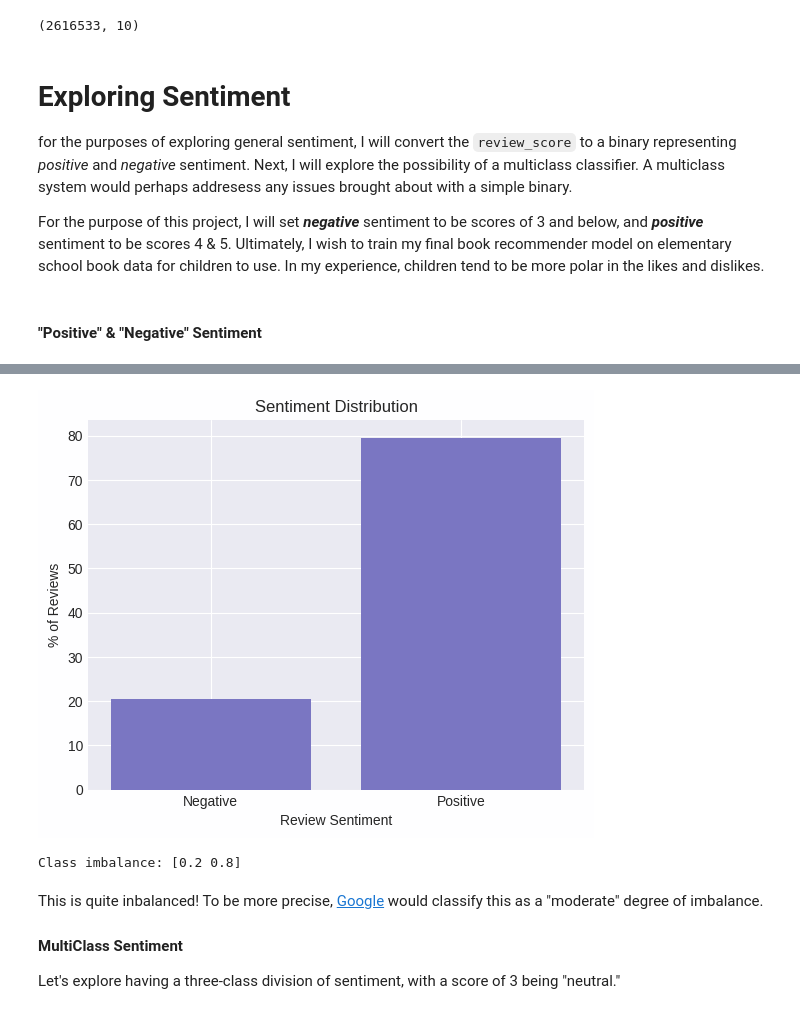
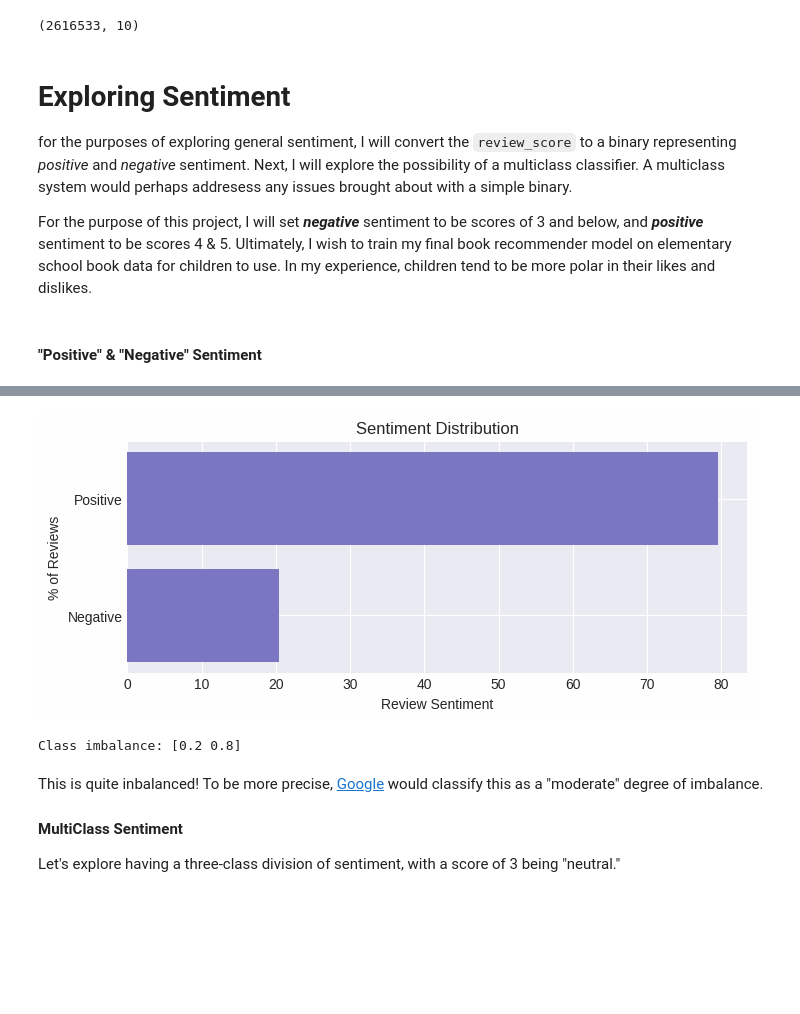
Before and after one commit to sruiz1896/book_rating_predictor, a Jupyter notebook: Notebooks/Text_Data_Analysis.ipynb, the cells around one changed output, grey strips where cells are left out. Cells and saved outputs as stored; diff of their text form; code cells hidden in the pictures; blank space fills up the shorter version.

```diff
--- a/Notebooks/Text_Data_Analysis.ipynb
+++ b/Notebooks/Text_Data_Analysis.ipynb
@@ -64,7 +89,7 @@ data.shape
 # Exploring Sentiment
 for the purposes of exploring general sentiment, I will convert the `review_score` to a binary representing *positive* and *negative* sentiment. Next, I will explore the possibility of a multiclass classifier. A multiclass system would perhaps addresess any issues brought about with a simple binary.
 
-For the purpose of this project, I will set ***negative*** sentiment to be scores of 3 and below, and ***positive*** sentiment to be scores 4 & 5. Ultimately, I wish to train my final book recommender model on elementary school book data for children to use. In my experience, children tend to be more polar in the likes and dislikes.
+For the purpose of this project, I will set ***negative*** sentiment to be scores of 3 and below, and ***positive*** sentiment to be scores 4 & 5. Ultimately, I wish to train my final book recommender model on elementary school book data for children to use. In my experience, children tend to be more polar in their likes and dislikes.
 # %% [markdown]
 #### "Positive" & "Negative" Sentiment
 # %%
@@ -91,17 +116,17 @@ pos_neg_df.head()
 # %%
 values, counts = np.unique(pos_neg_df['sentiment'], return_counts=True)
 normalized_counts = counts/counts.sum()
 
-plt.figure()
+plt.figure(figsize=(8, 3))
 plt.title("Sentiment Distribution")
-plt.bar(["Negative", "Positive"], normalized_counts*100) # plot normalized counts
+plt.barh(["Negative", "Positive"], normalized_counts*100) # plot normalized counts
 plt.xlabel('Review Sentiment')
 plt.ylabel('% of Reviews')
 plt.show()
 
 print(f"Class imbalance: {np.round(normalized_counts, 2)}")
 # %% [output]
-[figure, old version]
+[figure, new version]
 Class imbalance: [0.2 0.8]
 # %% [markdown]
 This is quite inbalanced! To be more precise, [Google](https://developers.google.com/machine-learning/data-prep/construct/sampling-splitting/imbalanced-data) would classify this as a "moderate" degree of imbalance.
```
Also changed, not shown: parts of 51 cells of this notebook.
